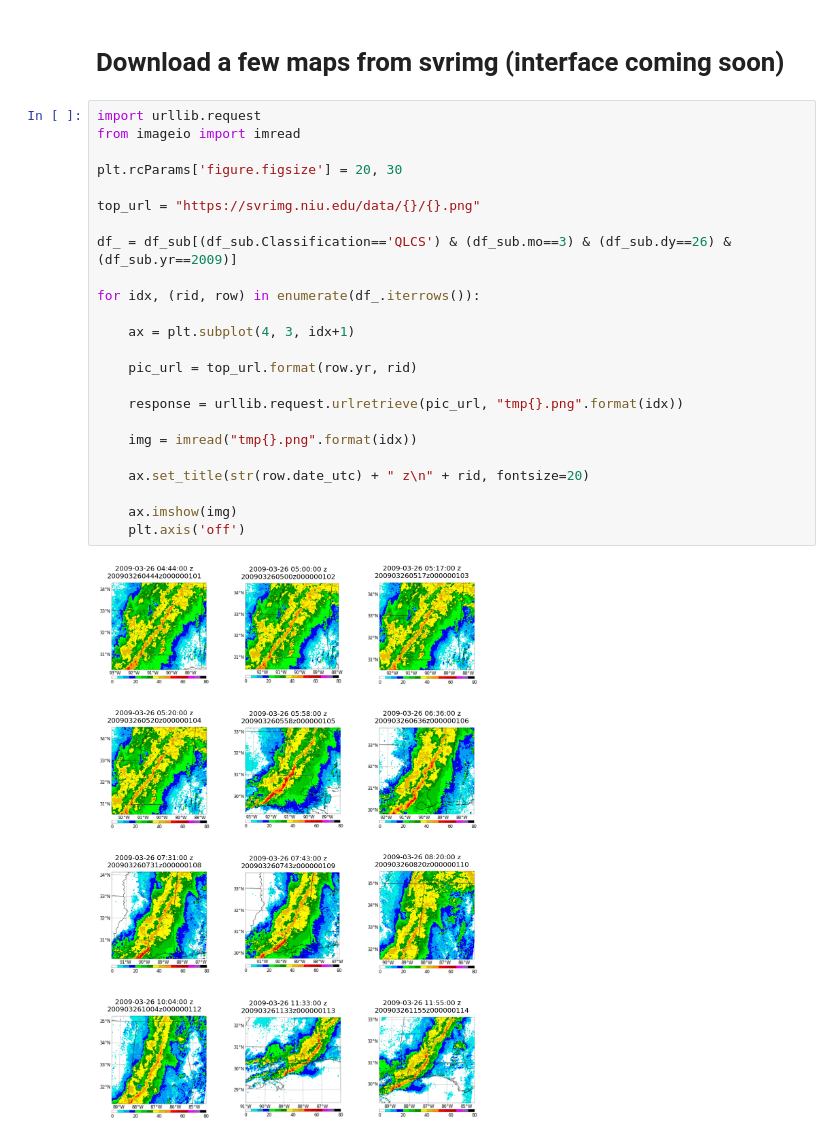
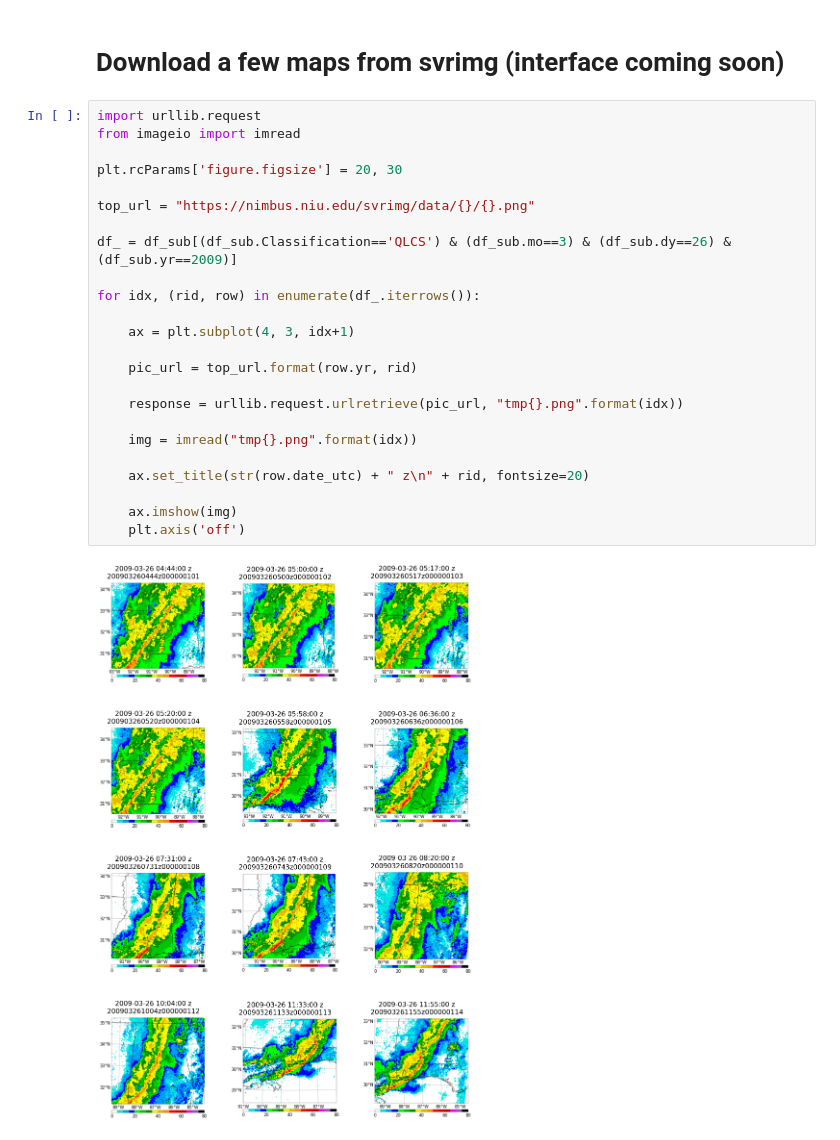
Before and after one commit to ahaberlie/SVRIMG, a Jupyter notebook: examples/March_Storm_Mode_MS_AL.ipynb, the cells around one changed output. Saved outputs shown, nothing was run; the diff lists cells and outputs as text.

```diff
--- a/examples/March_Storm_Mode_MS_AL.ipynb
+++ b/examples/March_Storm_Mode_MS_AL.ipynb
@@ -148,26 +166,26 @@ counts[['om']].sort_values('om', ascending=False)
 # %%
 import urllib.request
 from imageio import imread
 
 plt.rcParams['figure.figsize'] = 20, 30
 
-top_url = "https://svrimg.niu.edu/data/{}/{}.png"
+top_url = "https://nimbus.niu.edu/svrimg/data/{}/{}.png"
 
 df_ = df_sub[(df_sub.Classification=='QLCS') & (df_sub.mo==3) & (df_sub.dy==26) & (df_sub.yr==2009)]
 
 for idx, (rid, row) in enumerate(df_.iterrows()):
 
     ax = plt.subplot(4, 3, idx+1)
 
     pic_url = top_url.format(row.yr, rid)
 
     response = urllib.request.urlretrieve(pic_url, "tmp{}.png".format(idx))
 
     img = imread("tmp{}.png".format(idx))
 
     ax.set_title(str(row.date_utc) + " z\n" + rid, fontsize=20)
 
     ax.imshow(img)
     plt.axis('off')
 # %% [output]
-[figure, old version]
+[figure, new version]
```
Also changed, not shown: parts of 4 cells of this notebook, 11 other files.
